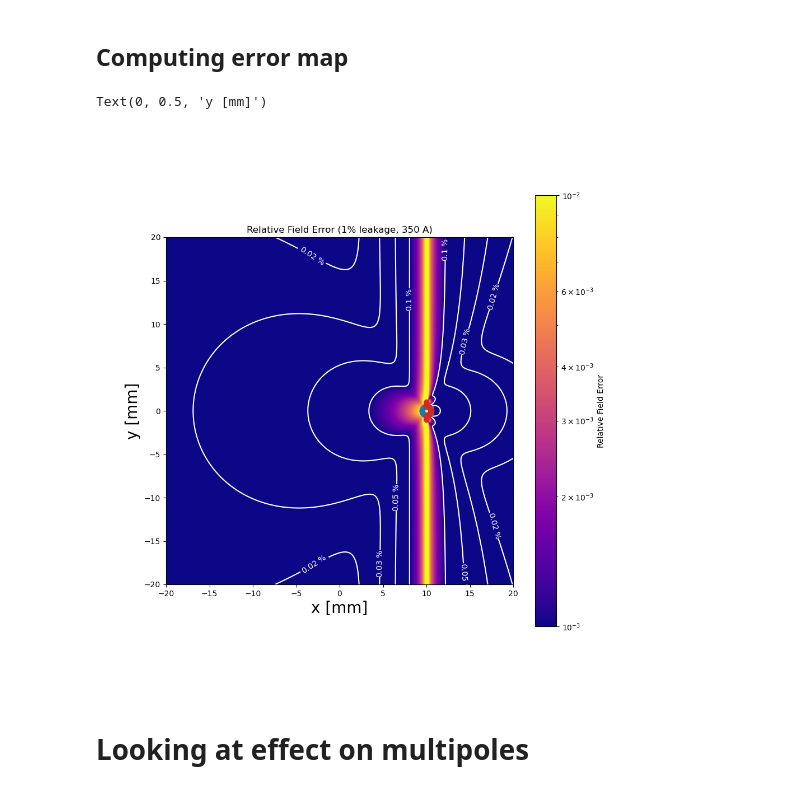
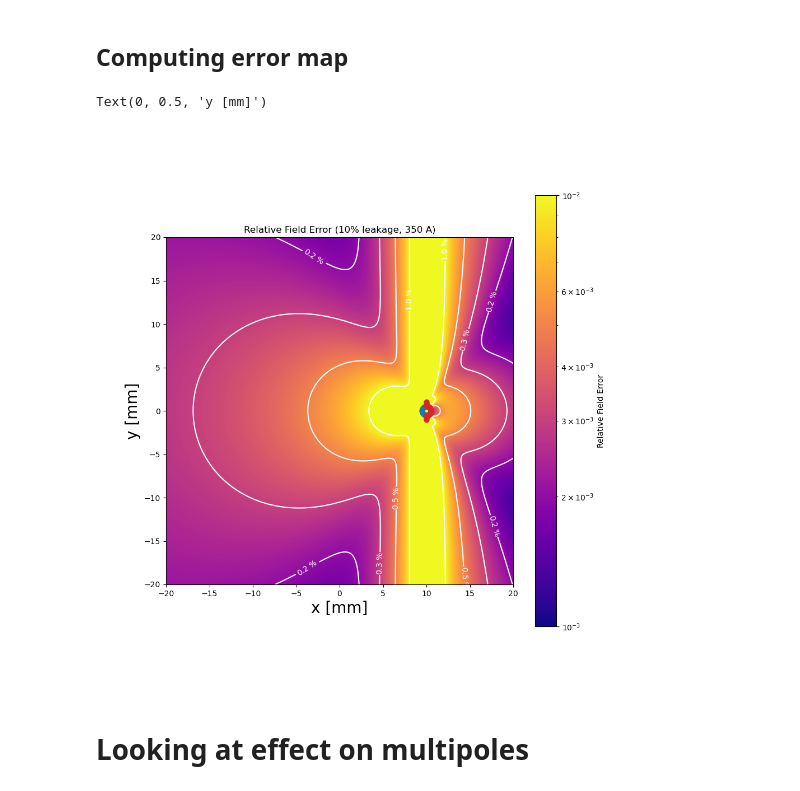
Before and after one commit to pbelange/leakage, a Jupyter notebook: leakage.ipynb, the cells around one changed output. Saved outputs shown, nothing was run; the diff lists cells and outputs as text; code cells hidden in the pictures.

```diff
--- a/leakage.ipynb
+++ b/leakage.ipynb
@@ -20,7 +20,7 @@ R_w      = 1e-3/2  # Radius of the wire
 r_w      = 10e-3   # Position (vertical) of the wire w.r.t. the beam
 
 # Leakage parameters
-eta_leak   = 1e-2         # leakage percentage
+eta_leak   = 10e-2         # leakage percentage
 wings_leak = R_w          # Extra wings on both sides of the wire (brazing)
 thick_leak = 0.1*R_w      # Distance leakage layer from the wire surface
 
@@ -151,35 +151,35 @@ for sub_wire in main_wire+leak_wire:
 
 
 Errx,Erry = np.abs(Bx-Bx_ref)/Bx_ref,np.abs(By-By_ref)/By_ref
 colorLim = [1e-3,1e-2]
 
 
 from matplotlib.colors import LogNorm
 plt.figure(figsize=(10,10))
 plt.title(f'Relative Field Error ({eta_leak*100:.0f}% leakage, {I_total} A)')
 ErrNorm = np.sqrt(Errx**2+Erry**2)
 scaling = 1e3
 currentExtent =  [scaling*np.min(xObs),scaling*np.max(xObs),scaling*np.min(yObs),scaling*np.max(yObs)]
 plt.imshow(ErrNorm, extent = currentExtent,origin='lower',norm = LogNorm(vmin=colorLim[0], vmax=colorLim[1]))
 plt.colorbar(label = 'Relative Field Error')
 plt.set_cmap('plasma')
 
-levels = [0.02e-2,0.03e-2,0.05e-2,0.10e-2]
+levels = [0.2e-2,0.3e-2,0.5e-2,1e-2]
 CS = plt.contour(xObs/1e-3,yObs/1e-3,ErrNorm,levels,colors = ['w' for _i in levels])
 CS.levels = [rf'{level*100} $\%$' for level in CS.levels ]
 plt.clabel(CS,CS.levels, inline=True, fontsize=10)
 
 for sub_wire in main_wire:
     h1, = plt.plot(sub_wire.x/1e-3,sub_wire.y/1e-3,'o',alpha=0.5,color='C0')
 for sub_wire in leak_wire:
     h2, = plt.plot(sub_wire.x/1e-3,sub_wire.y/1e-3,'o',alpha=0.5,color='C3')
 
 plt.axis('square')
 plt.xlabel('x [mm]',fontsize=20)
 plt.ylabel('y [mm]',fontsize=20)
 # %% [output]
 Text(0, 0.5, 'y [mm]')
-[figure, old version]
+[figure, new version]
 # %% [markdown]
 # Looking at effect on multipoles
 # %%
```
Also changed, not shown: parts of 2 cells of this notebook.
